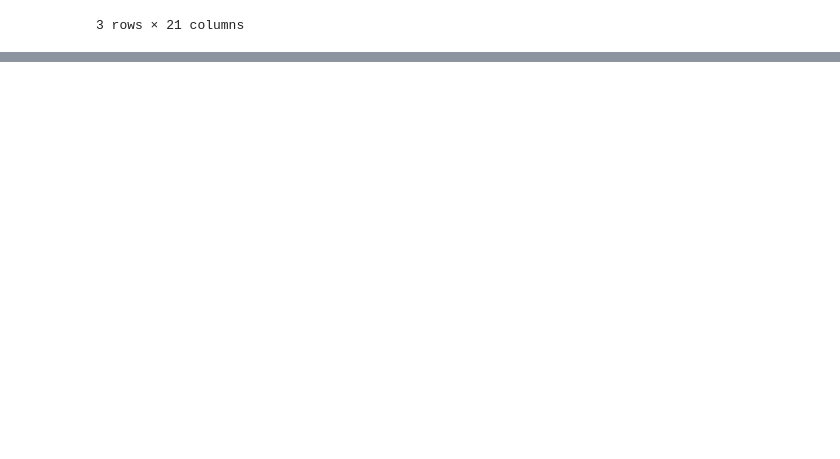
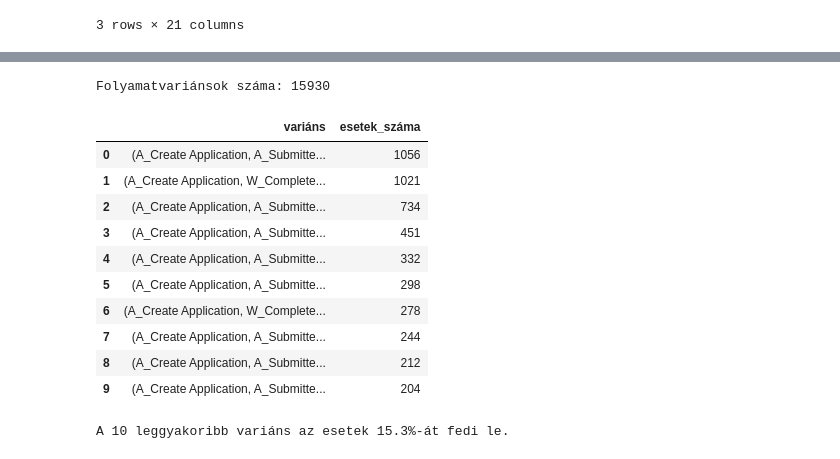
Before and after one commit to csnorbi18/Projekt, a Jupyter notebook: BPI_Challenge_2017.ipynb, the cells around one changed output, grey strips where cells are left out. Saved outputs shown, nothing was run; the diff lists cells and outputs as text; code cells hidden in the pictures; blank space fills up the shorter version.

```diff
--- a/BPI_Challenge_2017.ipynb
+++ b/BPI_Challenge_2017.ipynb
@@ -142,0 +233,33 @@ dtype: object
+# %%
+variant_table = (
+    log.sort_values(["case:concept:name", "time:timestamp"])
+       .groupby("case:concept:name")["concept:name"]
+       .apply(tuple)
+       .value_counts()
+       .rename_axis("variáns")
+       .reset_index(name="esetek_száma")
+)
+
+print("Folyamatvariánsok száma:", len(variant_table))
+display(variant_table.head(10))
+# %% [output]
+Folyamatvariánsok száma: 15930
+|  | variáns | esetek_száma |
+| 0 | (A_Create Application, A_Submitte... | 1056 |
+| 1 | (A_Create Application, W_Complete... | 1021 |
+| 2 | (A_Create Application, A_Submitte... | 734 |
+| 3 | (A_Create Application, A_Submitte... | 451 |
+| 4 | (A_Create Application, A_Submitte... | 332 |
+| 5 | (A_Create Application, A_Submitte... | 298 |
+| 6 | (A_Create Application, W_Complete... | 278 |
+| 7 | (A_Create Application, A_Submitte... | 244 |
+| 8 | (A_Create Application, A_Submitte... | 212 |
+| 9 | (A_Create Application, A_Submitte... | 204 |
+# %%
+top_n = min(10, len(variant_table))
+covered = variant_table.head(top_n)["esetek_száma"].sum()
+coverage = covered / n_cases if n_cases else 0
+
+print(f"A {top_n} leggyakoribb variáns az esetek {coverage:.1%}-át fedi le.")
+# %% [output]
+A 10 leggyakoribb variáns az esetek 15.3%-át fedi le.
```
Also changed, not shown: parts of 5 cells of this notebook.
